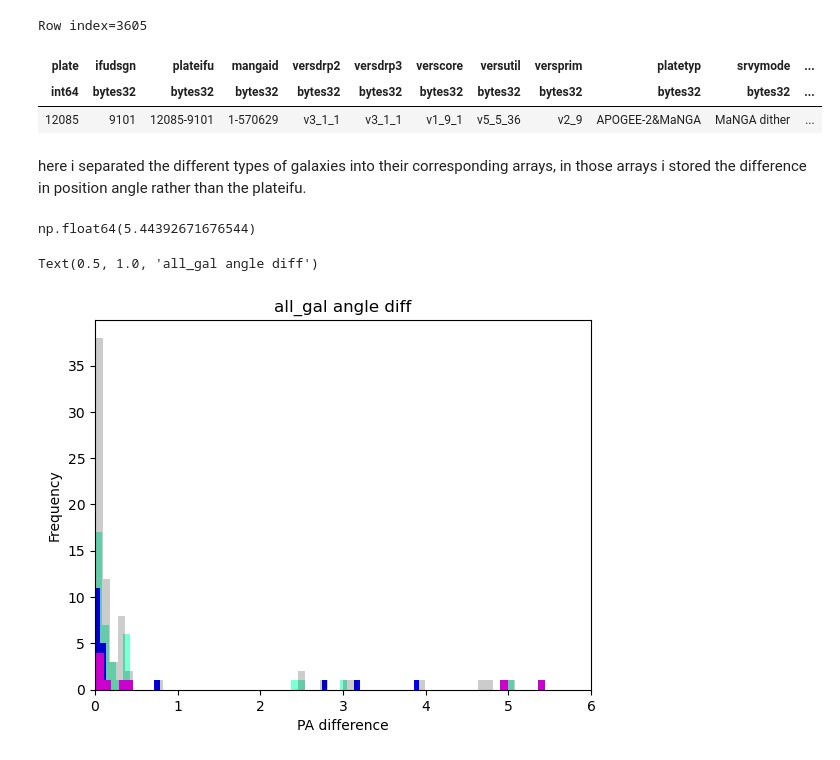
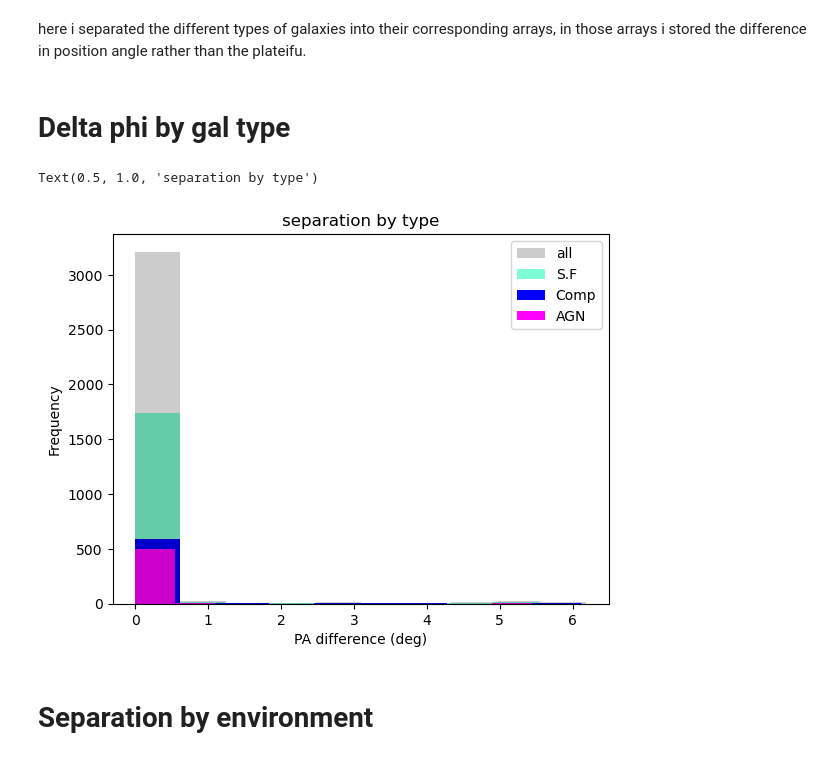
Before and after one commit to DESI-UR/MaNGA-VelMap, a Jupyter notebook: Notebooks/environment_class.ipynb, the cells around one changed output. Drawn from its saved outputs; the diff is of its cells as text; code cells hidden in the pictures.

```diff
--- a/Notebooks/environment_class.ipynb
+++ b/Notebooks/environment_class.ipynb
@@ -17,5 +11,5 @@ Row index=6807
 # %%
-drpall_fn = data_folder + 'drpall_ttype_R90_chi2.fits'
+drpall_fn = data_folder + 'drpall_ttype_R90_chi2_halpha_stellar.fits'
 drpall = Table.read(drpall_fn, format="fits",hdu=1)
 # %%
 drpall_dict = {}                                    #create the dictionary
@@ -45,14 +39,6 @@ for filename in os.listdir(halpha_diag):
         data_set.append(plateifu)
     else:
         continue
-# %%
-index = drpall_dict['12085-9101']
-drpall[index]
-# %% [output]
-Row index=3605
-| plate | ifudsgn | plateifu | mangaid | versdrp2 | versdrp3 | verscore | versutil | versprim | platetyp | srvymode | ... |
-| int64 | bytes32 | bytes32 | bytes32 | bytes32 | bytes32 | bytes32 | bytes32 | bytes32 | bytes32 | bytes32 | ... |
-| 12085 | 9101 | 12085-9101 | 1-570629 | v3_1_1 | v3_1_1 | v1_9_1 | v5_5_36 | v2_9 | APOGEE-2&MaNGA | MaNGA dither | ... |
 # %%
 #data_set
 # %%
@@ -69,8 +55,8 @@ all_gal = []
 for plateifu in data_set:
     index = drpall_dict[plateifu]
     gal_class = drpall_env['BPT_class'][index]
-    deltaphi = abs(drpall['stellar_PA'][index] - drpall['PA'][index])
-    if deltaphi>500:
+    deltaphi = drpall['stellar_PA'][index] - drpall['PA'][index]
+    if deltaphi>500 or deltaphi<-500:
         continue
     all_gal.append(abs(deltaphi))
     if gal_class == 0.0:
@@ -88,28 +74,28 @@ for plateifu in data_set:
     else:
         print('error : ',index)
         continue
-# %%
-len(all_gal)
-np.max(all_gal)
-# %% [output]
-np.float64(5.44392671676544)
+# %% [markdown]
+# Delta phi by gal type
 # %%
 
-plt.hist(all_gal, bins = 60, color = 'black',zorder = 5, alpha = .2)
-plt.hist(star_forming, bins = 60, color = 'aquamarine' )
-plt.hist(composite, bins = 60, color = 'blue' )
-plt.hist(AGN, bins = 60, color = 'magenta' )
+plt.hist(all_gal, bins = 10 , color = 'black',zorder = 5, alpha = .2, label = 'all')
+plt.hist(star_forming, bins = 10, color = 'aquamarine' ,label = 'S.F')
+plt.hist(composite, bins = 10, color = 'blue' , label = 'Comp')
+plt.hist(AGN, bins = 10, color = 'magenta', label = 'AGN' )
 
+plt.legend(loc='upper right', fancybox=True, framealpha=0.8, fontsize=10)
 
-plt.xlim(0,round(np.max(all_gal)+1))
+#plt.xlim(0,round(np.max(all_gal)+1))
 plt.ylabel('Frequency')
 
-plt.xlabel('PA difference')
+plt.xlabel('PA difference (deg)')
 
-plt.title('all_gal angle diff')
+plt.title('separation by type')
 # %% [output]
-Text(0.5, 1.0, 'all_gal angle diff')
+Text(0.5, 1.0, 'separation by type')
-[figure, old version]
+[figure, new version]
+# %% [markdown]
+# Separation by environment
 # %%
 wall_gal = []
 void_gal = []
```
Also changed, not shown: parts of 14 cells of this notebook.
